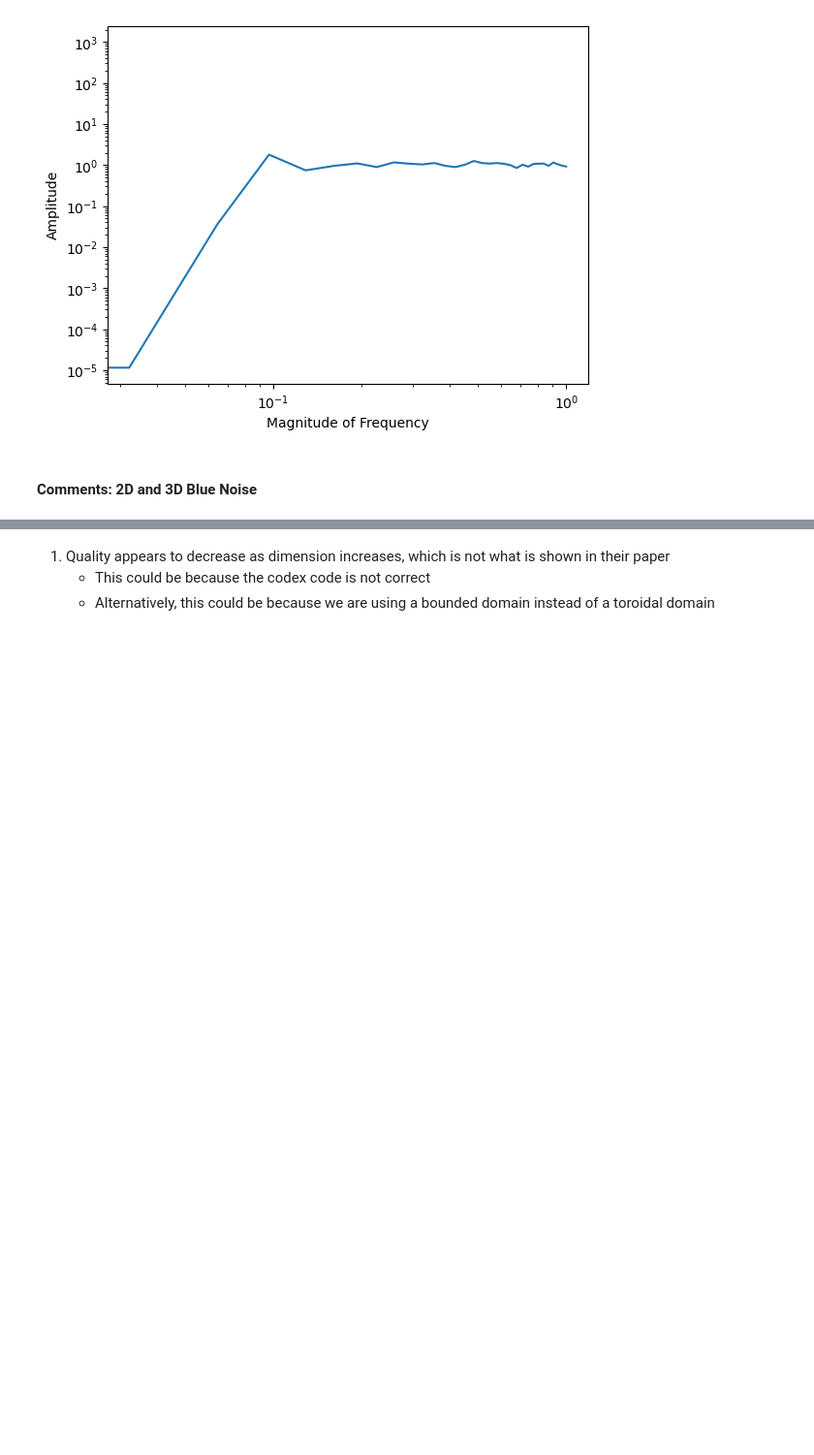
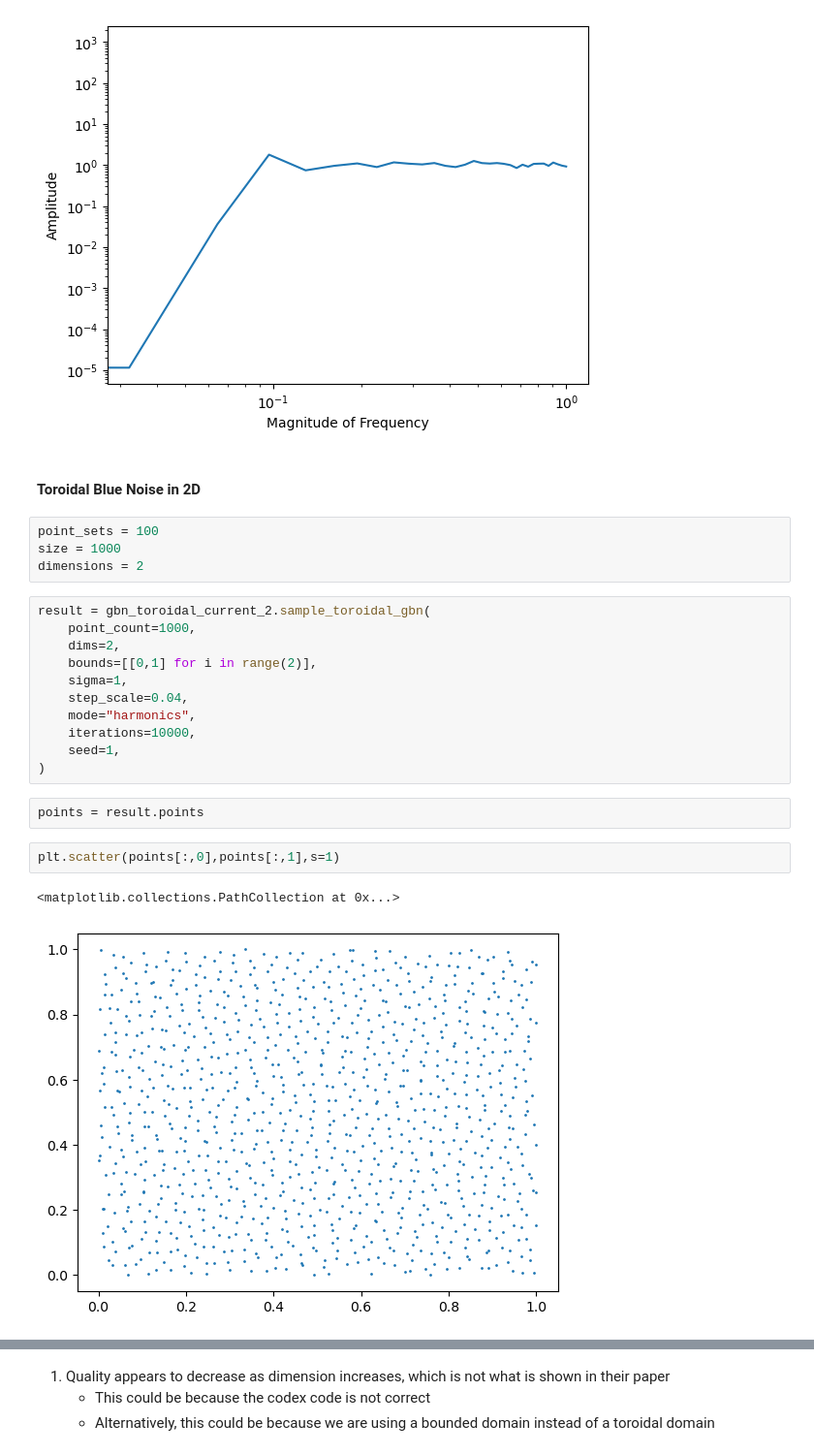
Before and after one commit to Gautam-Chauhan/MSc-Thesis, a Jupyter notebook: GBN_sampling.ipynb, the cells around one changed output, grey strips where cells are left out. Shown at 97% size. Cells and saved outputs as stored; diff of their text form; blank space fills up the shorter version.

Commit message:
Investigated toroidal blue noise

```diff
--- a/GBN_sampling.ipynb
+++ b/GBN_sampling.ipynb
@@ -126,5 +130,27 @@ plt.ylabel("Amplitude")
 # %% [output]
 Text(0, 0.5, 'Amplitude')
 [figure]
-# %% [markdown]
-#### Comments: 2D and 3D Blue Noise
+# %% [markdown]
+#### Toroidal Blue Noise in 2D
+# %%
+point_sets = 100
+size = 1000
+dimensions = 2
+# %%
+result = gbn_toroidal_current_2.sample_toroidal_gbn(
+    point_count=1000,
+    dims=2,
+    bounds=[[0,1] for i in range(2)],
+    sigma=1,
+    step_scale=0.04,
+    mode="harmonics",
+    iterations=10000,
+    seed=1,
+)
+# %%
+points = result.points
+# %%
+plt.scatter(points[:,0],points[:,1],s=1)
+# %% [output]
+<matplotlib.collections.PathCollection at 0x...>
+[figure, added]
```
Also changed, not shown: parts of 21 cells of this notebook.
